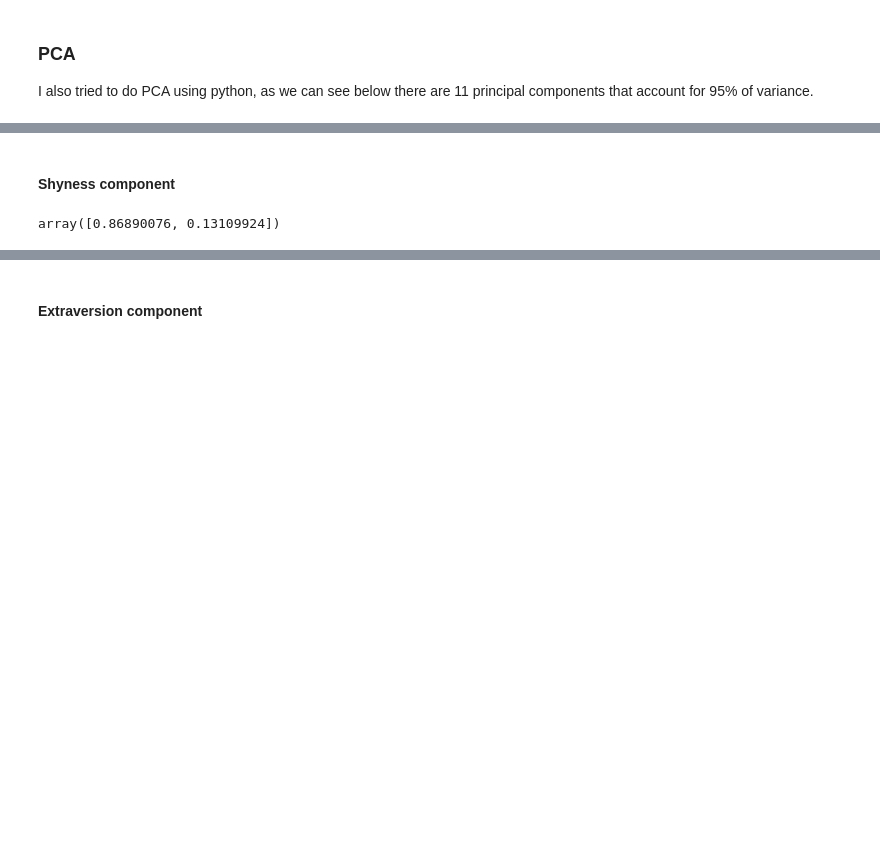
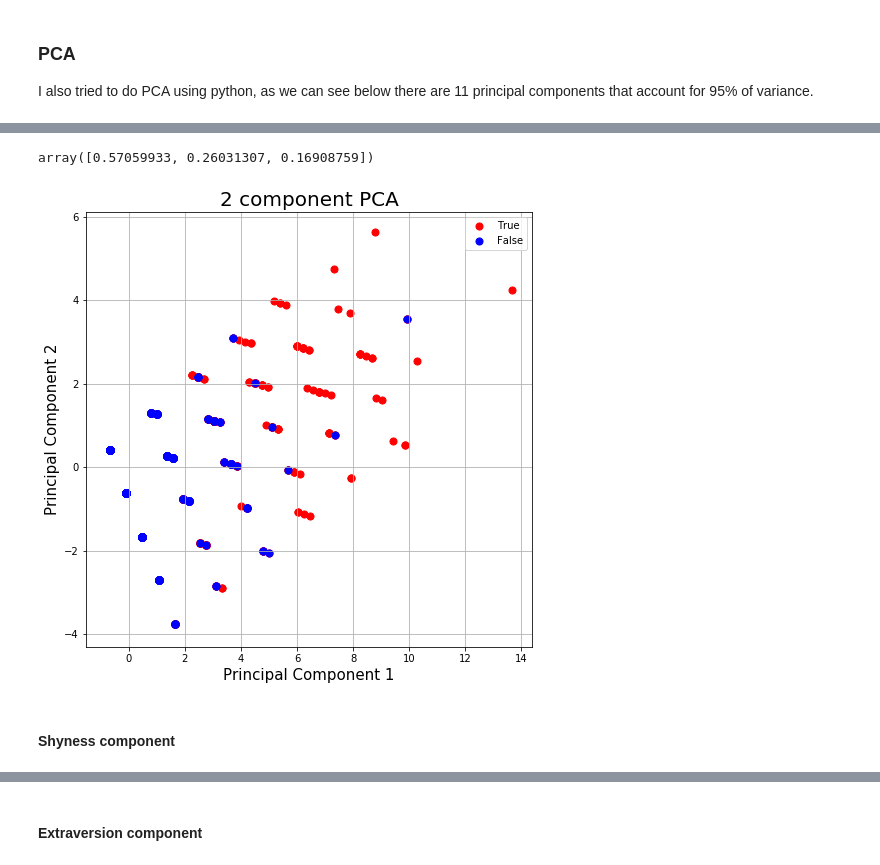
Before and after one commit to gunzas/SynBio-MindaugasVaitkevicius, a Jupyter notebook: Report.ipynb, the cells around one changed output, grey strips where cells are left out. Drawn from its saved outputs; the diff is of its cells as text; code cells hidden in the pictures; blank space fills up the shorter version.

```diff
--- a/Report.ipynb
+++ b/Report.ipynb
@@ -237,11 +251,36 @@ array([0.57059933, 0.26031307, 0.16908759])
+# %%
+aggr_f = ['Aggression_stranger', 'Aggression_owner', 'Aggression_cats']
+pca_aggr = StandardScaler().fit_transform(data.loc[:, aggr_f])
+
+pca_a = PCA(0.95)
+
+principalComponents_aggr = pca_a.fit_transform(pca_aggr)
+
+principalDf_aggr = pd.DataFrame(data = principalComponents_aggr[:,0:2]
+             , columns = ['principal component 1', 'principal component 2'])
+
+finalDf_aggr = pd.concat([principalDf_aggr, data[['Purebred']]], axis = 1)
+
+fig = plt.figure(figsize = (8,8))
+ax = fig.add_subplot(1,1,1)
+ax.set_xlabel('Principal Component 1', fontsize = 15)
+ax.set_ylabel('Principal Component 2', fontsize = 15)
+ax.set_title('2 component PCA', fontsize = 20)
+targets = [True, False]
+colors = ['r', 'b']
+for target, color in zip(targets,colors):
+    indicesToKeep = finalDf_aggr['Purebred'] == target
+    ax.scatter(finalDf_aggr.loc[indicesToKeep, 'principal component 1']
+               , finalDf_aggr.loc[indicesToKeep, 'principal component 2']
+               , c = color
+               , s = 50)
+ax.legend(targets)
+ax.grid()
+
+
+pca_a.explained_variance_ratio_
+# %% [output]
+array([0.57059933, 0.26031307, 0.16908759])
+[figure, added]
 # %% [markdown]
 #### Shyness component
-# %%
-shy_f = ['Shyness_novel','Shyness_strangers']
-pca_shy = StandardScaler().fit_transform(data.loc[:, shy_f])
-
-pca_s = PCA(0.95)
-principalComponents_shy = pca_s.fit_transform(pca_shy)
-pca_s.explained_variance_ratio_
-# %% [output]
-array([0.86890076, 0.13109924])
```
Also changed, not shown: parts of 10 cells of this notebook.
